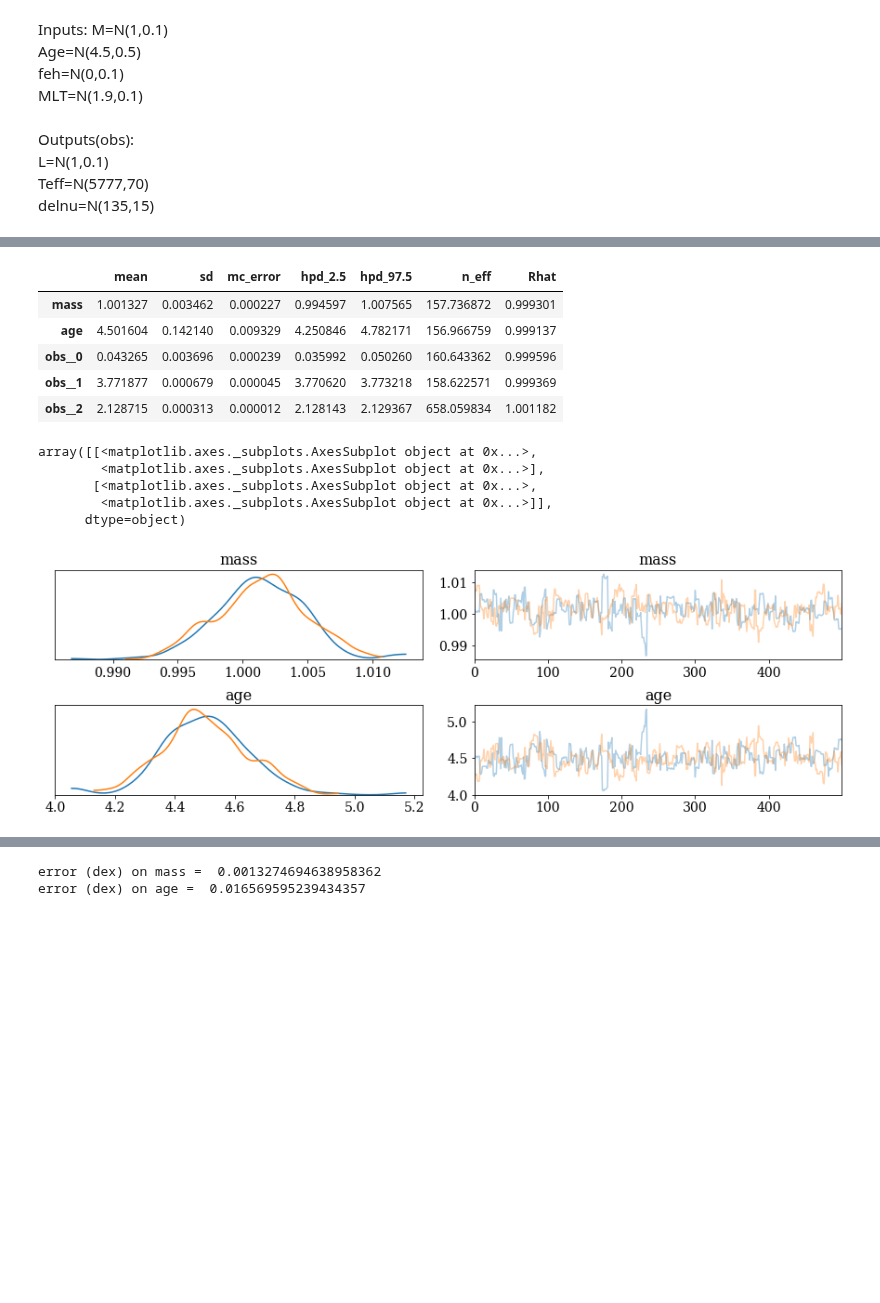
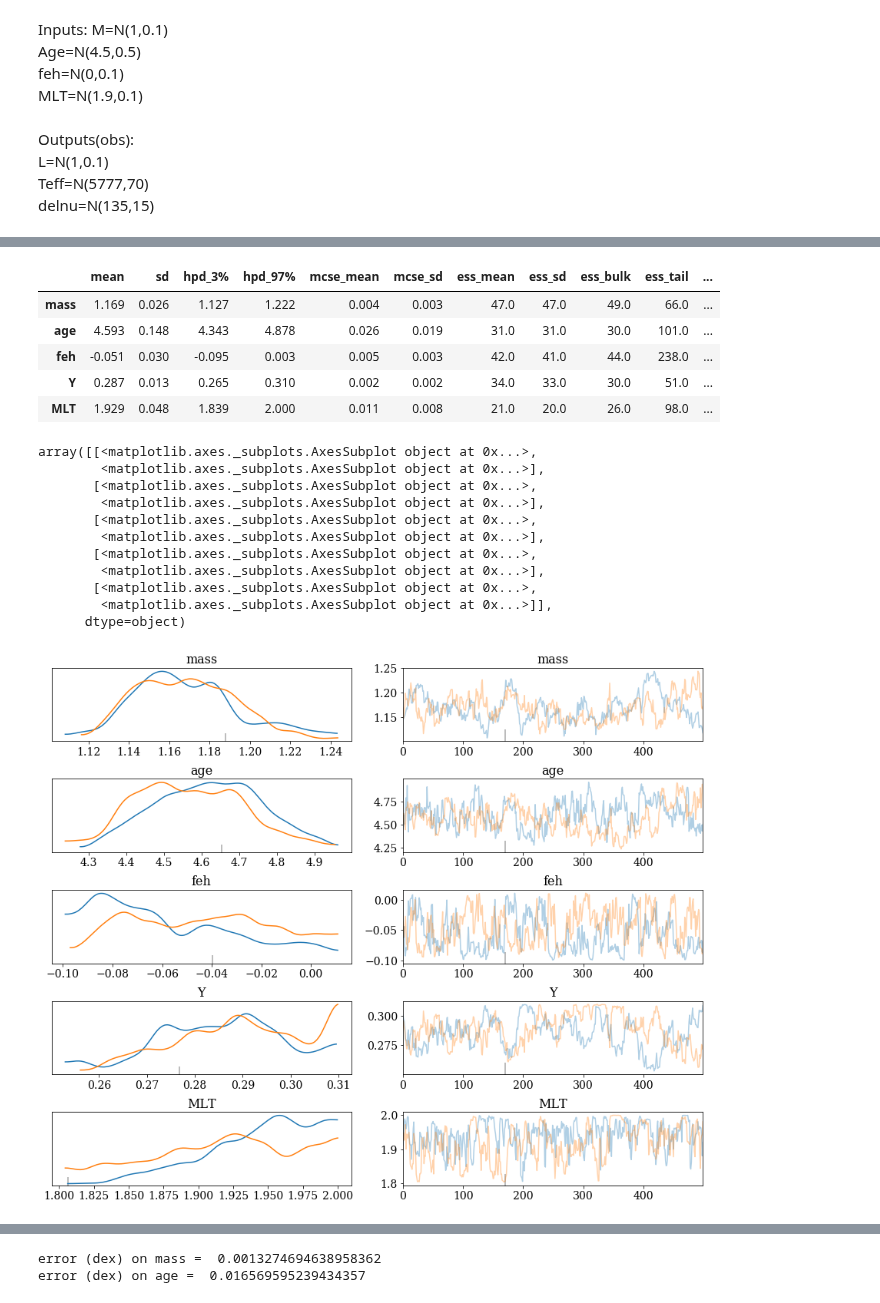
Before and after one commit to Harry-Westwood/Y4-Project-InterNeuralStellar, a Jupyter notebook: Hin's_files/model_sun_test.ipynb, the cells around one changed output, grey strips where cells are left out. Saved outputs shown, nothing was run; the diff lists cells and outputs as text; code cells hidden in the pictures; blank space fills up the shorter version.

```diff
--- a/Hin's_files/model_sun_test.ipynb
+++ b/Hin's_files/model_sun_test.ipynb
@@ -54,38 +60,3 @@ Outputs(obs):<br>
 L=N(1,0.1)<br>
 Teff=N(5777,70)<br>
 delnu=N(135,15)<br>
-# %%
-m1.getWeights()
-weights=m1.model.get_weights()
-
-def manualPredict(inputs):
-    #input shape = 1D array with length as number of NN inputs
-    no_hidden_layers = len(weights)/2-1
-    xx=inputs
-    for i in np.arange(0,no_hidden_layers)*2:
-        i=int(i)
-        xx=T.nnet.relu(pm.math.dot(xx,weights[i])+weights[i+1])
-    xx=pm.math.dot(xx,weights[-2])+weights[-1]
-    return xx.T
-
-model = pm.Model()
-with model:
-    BoundM = pm.Bound(pm.Lognormal,lower=0)
-    M = BoundM('mass',np.log(1.2),0.5)
-    BoundAge = pm.Bound(pm.Lognormal,lower=0)
-    Age = BoundAge('age',np.log(4.5),1.0)
-    #feh = pm.Normal('feh',0,0.5)
-    #BoundMLT = pm.Bound(pm.Lognormal,lower=1.65, 2.35)
-    #MLT = BoundMLT('MLT',1.9,0.3)
-
-    obs = pm.Deterministic('obs',manualPredict([np.log10(M), np.log10(Age), 0, 1.9]))
-
-    #obs data from small grid row 7992
-    obs_L = pm.Normal('obs_L',10**obs[0],0.01, observed=1.10587977656106)
-    obs_Teff = pm.Normal('obs_Teff',10**obs[1],70, observed=5915.32055829505)
-    obs_delnu = pm.Normal('obs_delnu',10**obs[2],0.1, observed=134.4937686)
-
-#start = {'mass': 0.8, 'age': 2.5, 'feh':0.1, 'MLT':1.8}
-start = {'mass': 0.8, 'age': 2.5}
-with model:
-    trace = pm.sample(tune=5000, target_accept = 0.99, start=start)
@@ -97,0 +80,5 @@ The estimated number of effective samples is smaller than 200 for some parameter
+# %%
+#start = {'mass': 0.8, 'age': 2.5, 'feh':0.1, 'MLT':1.8}
+start = {'mass': 1.0, 'age': 4.6}
+with model:
+    trace = pm.sample(tune=5000, target_accept = 0.99, start=start, init='adapt_diag')
@@ -98,21 +96,27 @@ The estimated number of effective samples is smaller than 200 for some parameter
 # %%
-pm.summary(trace)
+pm.summary(trace, var_names=['mass','age','feh','Y','MLT'])
 # %% [output]
-|  | mean | sd | mc_error | hpd_2.5 | hpd_97.5 | n_eff | Rhat |
-| mass | 1.001327 | 0.003462 | 0.000227 | 0.994597 | 1.007565 | 157.736872 | 0.999301 |
-| age | 4.501604 | 0.142140 | 0.009329 | 4.250846 | 4.782171 | 156.966759 | 0.999137 |
-| obs__0 | 0.043265 | 0.003696 | 0.000239 | 0.035992 | 0.050260 | 160.643362 | 0.999596 |
-| obs__1 | 3.771877 | 0.000679 | 0.000045 | 3.770620 | 3.773218 | 158.622571 | 0.999369 |
-| obs__2 | 2.128715 | 0.000313 | 0.000012 | 2.128143 | 2.129367 | 658.059834 | 1.001182 |
+|  | mean | sd | hpd_3% | hpd_97% | mcse_mean | mcse_sd | ess_mean | ess_sd | ess_bulk | ess_tail | ... |
+| mass | 1.169 | 0.026 | 1.127 | 1.222 | 0.004 | 0.003 | 47.0 | 47.0 | 49.0 | 66.0 | ... |
+| age | 4.593 | 0.148 | 4.343 | 4.878 | 0.026 | 0.019 | 31.0 | 31.0 | 30.0 | 101.0 | ... |
+| feh | -0.051 | 0.030 | -0.095 | 0.003 | 0.005 | 0.003 | 42.0 | 41.0 | 44.0 | 238.0 | ... |
+| Y | 0.287 | 0.013 | 0.265 | 0.310 | 0.002 | 0.002 | 34.0 | 33.0 | 30.0 | 51.0 | ... |
+| MLT | 1.929 | 0.048 | 1.839 | 2.000 | 0.011 | 0.008 | 21.0 | 20.0 | 26.0 | 98.0 | ... |
 # %%
-pm.plots.traceplot(trace,var_names=['mass','age'])
+pm.plots.traceplot(trace, var_names=['mass','age','feh','Y','MLT'])
 # %% [output]
 array([[<matplotlib.axes._subplots.AxesSubplot object at 0x...>,
+        <matplotlib.axes._subplots.AxesSubplot object at 0x...>],
+       [<matplotlib.axes._subplots.AxesSubplot object at 0x...>,
+        <matplotlib.axes._subplots.AxesSubplot object at 0x...>],
+       [<matplotlib.axes._subplots.AxesSubplot object at 0x...>,
+        <matplotlib.axes._subplots.AxesSubplot object at 0x...>],
+       [<matplotlib.axes._subplots.AxesSubplot object at 0x...>,
         <matplotlib.axes._subplots.AxesSubplot object at 0x...>],
        [<matplotlib.axes._subplots.AxesSubplot object at 0x...>,
         <matplotlib.axes._subplots.AxesSubplot object at 0x...>]],
       dtype=object)
-[figure, old version]
+[figure, new version]
 # %%
 #corner.corner(np.array([trace['mass'], trace['age'], trace['feh'], trace['MLT']]).T, truths=[1.0, 4.5, 0, 1.9],
 #             labels=['Mass', 'Age', 'Fe/H', 'Alpha_MLT']);
```
Also changed, not shown: parts of 12 cells of this notebook.
